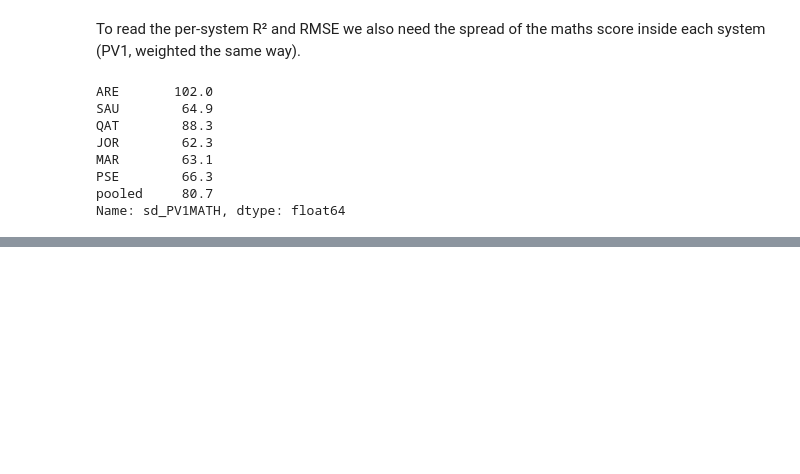
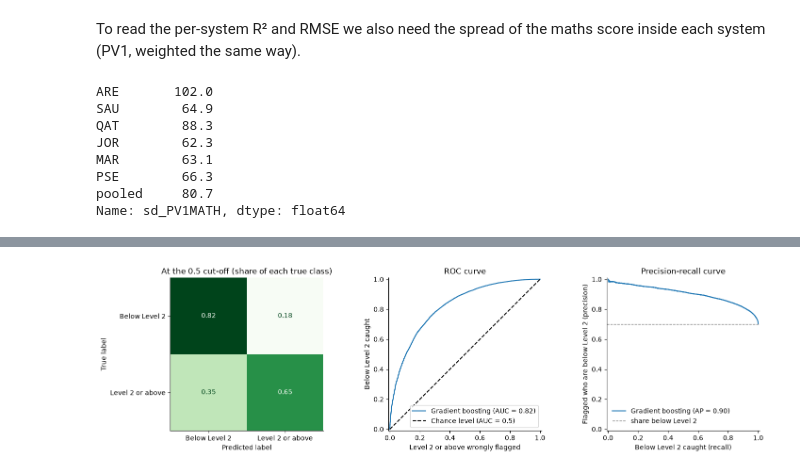
Before and after one commit to Dev-Ahmad-Abdallah/F21DL-PISA-2022, a Jupyter notebook: 03_baselines/ahmed_gradient_boosting.ipynb, the cells around one changed output, grey strips where cells are left out. Drawn from its saved outputs; the diff is of its cells as text; code cells hidden in the pictures; blank space fills up the shorter version.

```diff
--- a/03_baselines/ahmed_gradient_boosting.ipynb
+++ b/03_baselines/ahmed_gradient_boosting.ipynb
@@ -105,8 +122,8 @@ GRID = [{"learning_rate": lr, "max_leaf_nodes": leaves} for lr in [0.05, 0.1] fo
 
 tuning = []
 for params in GRID:
-    clf_res, _ = run("classification", params, [1])
-    reg_res, _ = run("regression", params, [1])
+    clf_res, _, _ = run("classification", params, [1])
+    reg_res, _, _ = run("regression", params, [1])
     tuning.append({**params, "roc_auc": clf_res["roc_auc"].mean(), "rmse": reg_res["rmse"].mean()})
 tuning = pd.DataFrame(tuning)
 tuning.round(4)
@@ -149,7 +166,7 @@ pd.DataFrame(check).round(4)
 # %% [markdown]
 # 3) Classification: below Level 2, all 10 PVs
 # %%
-clf_res, clf_preds = run("classification", best["classification"], PVS)
+clf_res, clf_preds, clf_models = run("classification", best["classification"], PVS)
 rubin(clf_res).round(3)
 # %% [output]
 |  | score | se |
@@ -264,0 +290,20 @@ Name: sd_PV1MATH, dtype: float64
+# %%
+y1, p1 = target("classification", 1), clf_preds[1]
+fig, axes = plt.subplots(1, 3, figsize=(15, 4.2))
+ConfusionMatrixDisplay.from_predictions(y1, (p1 > 0.5).astype(int), labels=[1, 0], sample_weight=w, normalize="true",
+                                        display_labels=["Below Level 2", "Level 2 or above"],
+                                        cmap="Greens", colorbar=False, ax=axes[0])
+RocCurveDisplay.from_predictions(y1, p1, sample_weight=w, name="Gradient boosting", plot_chance_level=True, ax=axes[1])
+PrecisionRecallDisplay.from_predictions(y1, p1, sample_weight=w, name="Gradient boosting", ax=axes[2])
+# the built-in chance line ignores the weights, so we draw the weighted share ourselves
+axes[2].axhline(np.average(y1, weights=w), color="grey", ls="--", lw=1, label="share below Level 2")
+axes[0].set_title("At the 0.5 cut-off (share of each true class)")
+axes[1].set(title="ROC curve", xlabel="Level 2 or above wrongly flagged", ylabel="Below Level 2 caught")
+axes[2].set(title="Precision-recall curve", xlabel="Below Level 2 caught (recall)",
+            ylabel="Flagged who are below Level 2 (precision)")
+axes[2].legend(loc="lower left", frameon=False)
+fig.tight_layout()
+fig.savefig(FIGS / "ahmed_hgb_curves.png", bbox_inches="tight", dpi=150)
+plt.show()
+# %% [output]
+[figure, added]
```
Also changed, not shown: parts of 32 cells of this notebook, 14 other files.
